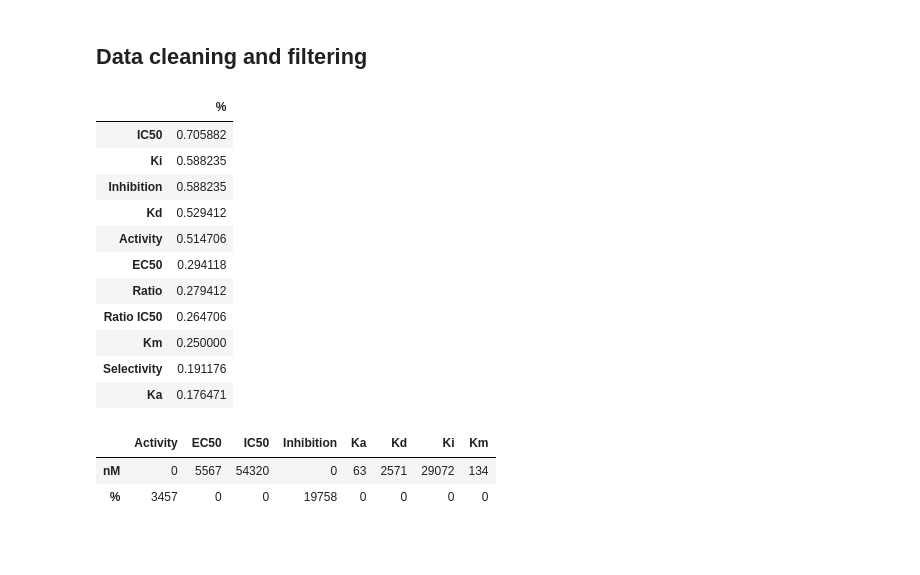
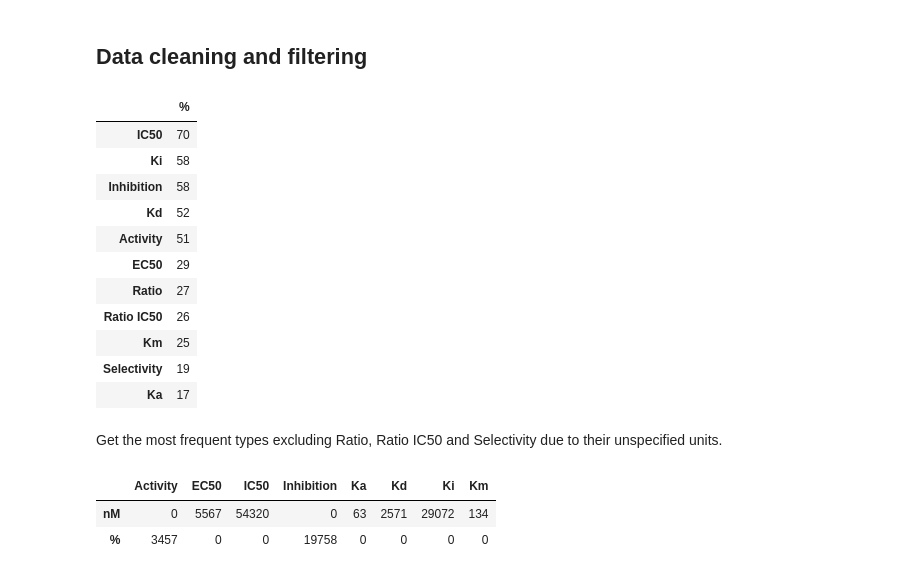
Before and after one commit to amrhamedp/PDBbind_ligand_based, a Jupyter notebook: ChEMBL_analysis.ipynb, the cells around one changed output. Cells and saved outputs as stored; diff of their text form; code cells hidden in the pictures; blank space fills up the shorter version.

```diff
--- a/ChEMBL_analysis.ipynb
+++ b/ChEMBL_analysis.ipynb
@@ -130,7 +115,8 @@ for uniprot_id in uniprot_ids:
         frequency_bioact[bioact] += (data['bioactivity_type'] == bioact).any()
 
 for bioact in all_bioact:
-    frequency_bioact[bioact] /= len(uniprot_ids)
+    frequency_bioact[bioact] *= 100
+    frequency_bioact[bioact] //= len(uniprot_ids)
 
 frequency_bioact = pd.DataFrame(frequency_bioact, index=['%']).T
 # %%
@@ -200,20 +187,22 @@ plt.plot(frequency_units['%'].values);
 # %% [markdown]
 ## Data cleaning and filtering
 # %%
-frequency_bioact[frequency_bioact['%'] > 0.15]
+frequency_bioact[frequency_bioact['%'] > 15]
 # %% [output]
 |  | % |
-| IC50 | 0.705882 |
-| Ki | 0.588235 |
-| Inhibition | 0.588235 |
-| Kd | 0.529412 |
-| Activity | 0.514706 |
-| EC50 | 0.294118 |
-| Ratio | 0.279412 |
-| Ratio IC50 | 0.264706 |
-| Km | 0.250000 |
-| Selectivity | 0.191176 |
-| Ka | 0.176471 |
+| IC50 | 70 |
+| Ki | 58 |
+| Inhibition | 58 |
+| Kd | 52 |
+| Activity | 51 |
+| EC50 | 29 |
+| Ratio | 27 |
+| Ratio IC50 | 26 |
+| Km | 25 |
+| Selectivity | 19 |
+| Ka | 17 |
+# %% [markdown]
+Get the most frequent types excluding Ratio, Ratio IC50 and Selectivity due to their unspecified units.
 # %%
 bioactives = ['IC50', 'Ki', 'Inhibition', 'Kd', 'Activity', 'EC50', 'Km', 'Ka']
 # No: Ratio, Ratio IC50, Selectivity
```
Also changed, not shown: parts of 13 cells of this notebook.
